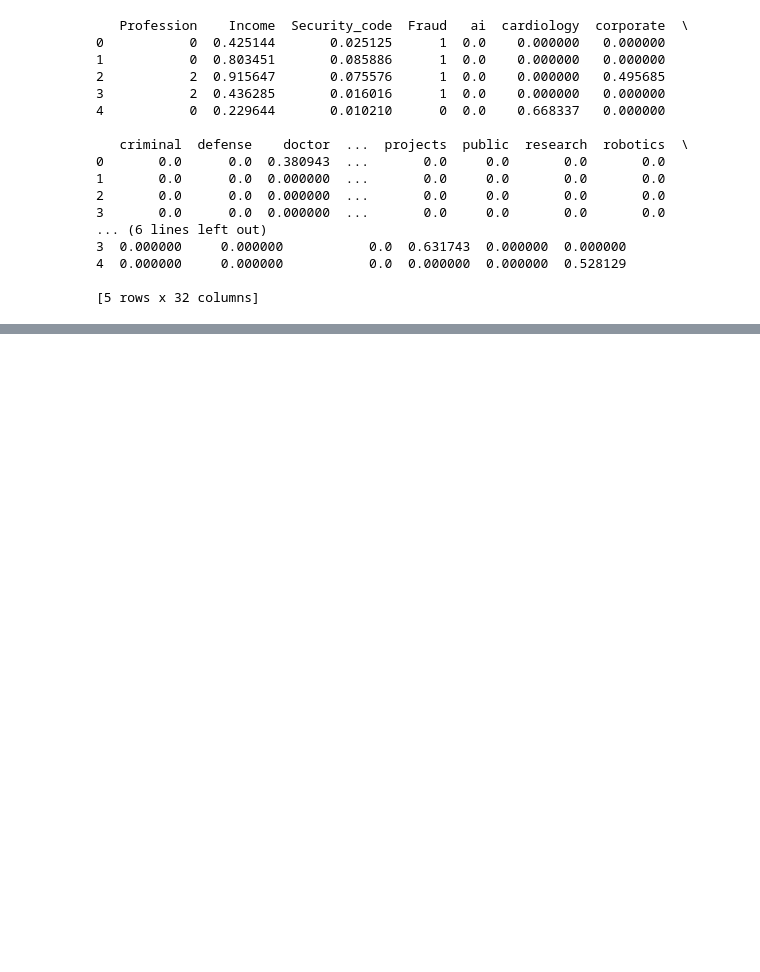
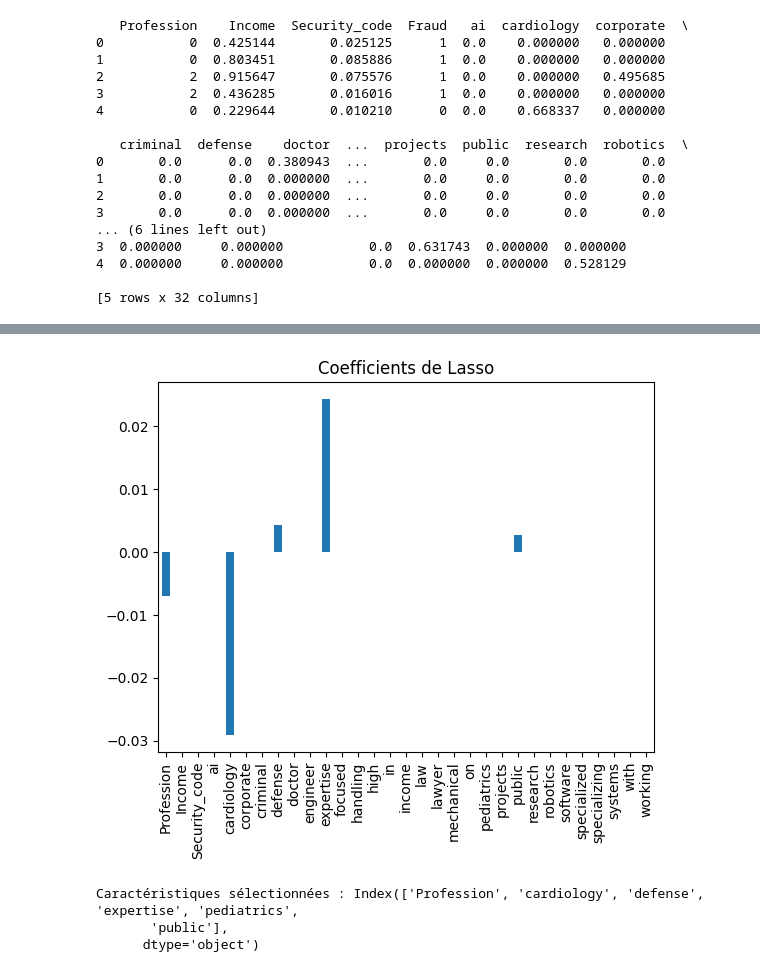
Before and after one commit to latifadidialaoui/PROJET-DATA-MINING, a Jupyter notebook: Data_Mining.ipynb, the cells around one changed output, grey strips where cells are left out. Saved outputs shown, nothing was run; the diff lists cells and outputs as text; code cells hidden in the pictures; blank space fills up the shorter version.

```diff
--- a/Data_Mining.ipynb
+++ b/Data_Mining.ipynb
@@ -33,0 +20,7 @@ data.head()
+# %%
+# Load the dataset
+file_path = r"D:\Data mining\PROJET-DATA-MINING\data2.csv"
+data = pd.read_csv(file_path)
+
+# Display the first few rows
+data.head()
@@ -164,0 +174,14 @@ print(data.head())
+# %%
+#la variable cible est 'Fraud'
+X = data.drop('Fraud', axis=1) # Features
+y = data['Fraud']                # target
+# %%
+# Diviser les données
+X_train, X_test, y_train, y_test = train_test_split(X, y, test_size=0.2, random_state=42)
+# %%
+# 1. Sélection de caractéristiques avec Lasso
+for alpha in [0.1, 0.01, 0.001]:
+    lasso = Lasso(alpha=alpha)
+    lasso.fit(X_train, y_train)
+    print(f"Alpha: {alpha}, Coefficients: {lasso.coef_}")
+lasso.fit(X_train, y_train)
@@ -164,0 +202,14 @@ print(data.head())
+# %%
+# Afficher les coefficients de Lasso
+lasso_coef = pd.Series(lasso.coef_, index=X.columns)
+lasso_coef.plot(kind='bar', title='Coefficients de Lasso')
+plt.show()
+# %% [output]
+[figure, added]
+# %%
+selected_features = X.columns[lasso.coef_ != 0]
+print("Caractéristiques sélectionnées :", selected_features)
+# %% [output]
+Caractéristiques sélectionnées : Index(['Profession', 'cardiology', 'defense', 'expertise', 'pediatrics',
+       'public'],
+      dtype='object')
```
Also changed, not shown: parts of 15 cells of this notebook.
